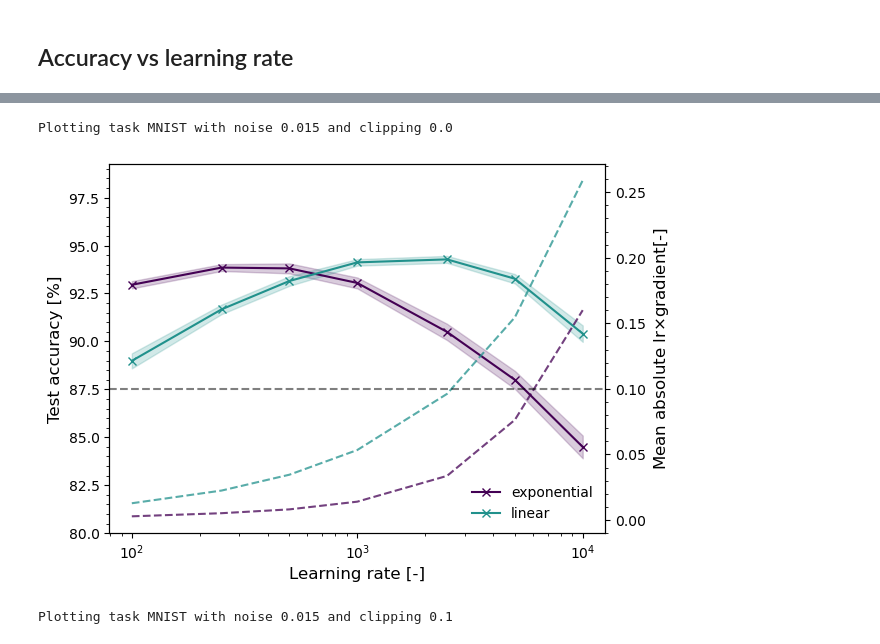
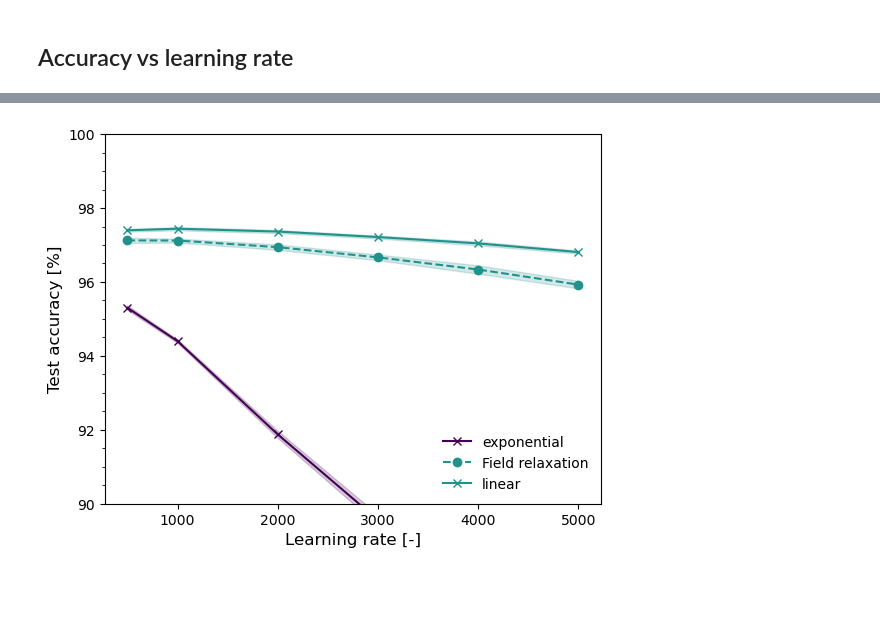
Before and after one commit to kellian-cottart/magnetoionic-simulations, a Jupyter notebook: magnetoionic-figures.ipynb, the cells around one changed output, grey strips where cells are left out. Drawn from its saved outputs; the diff is of its cells as text; code cells hidden in the pictures; blank space fills up the shorter version.

```diff
--- a/magnetoionic-figures.ipynb
+++ b/magnetoionic-figures.ipynb
@@ -50,6 +49,7 @@ fig.savefig(f"{graph_folder}/{name}.svg", bbox_inches='tight')
 # %% [markdown]
 ## Load dataframe from simulation
 # %%
+n_iterations = 10
 # Create a pandas dataframe with columns type, mean, std, learning rate
 df = pd.DataFrame()
 # get all paths
@@ -59,30 +59,35 @@ for path in paths:
         # first dim of the tensor is the iteration
         accuracies = []
         mean_abs_grad = []
+        swap = []
         weights = ""
         for it in range(n_iterations):
+            jfile = path+f"-{it}.json"
             current_folder = os.path.join(SIMULATION_FOLDER, path)
             accuracies.append(torch.load(os.path.join(current_folder, path+f"-{it}-accuracies.pth")))
             mean_abs_grad.append(torch.load(os.path.join(current_folder, path+f"-{it}-gradients.pth")))
+            swap_dict = json.load(open(os.path.join(current_folder, jfile), "r"))
+            swap.append(swap_dict["swap_accuracy"])
             if it == 0:
                 weights = path+f"-{it}-weights.pth"
-                jfile = path+f"-{it}.json"
                 parameters = json.load(open(os.path.join(current_folder, jfile), "r"))
         accuracies = torch.stack(accuracies)
         mean = accuracies.mean(dim=0)[-1].item()*100
         std = accuracies.std(dim=0)[-1].item()*100
         mean_abs_grad = torch.stack(mean_abs_grad).mean(dim=0)[0].item()
+        swap_mean = torch.tensor(swap).mean().item()
+        swap_std = torch.tensor(swap).std().item()
         # print parameters but well formatted
         task = parameters["task"]
         n_devices = parameters["optimizer_parameters"]["field"][0].split("-")[0]
         type_devices = parameters["optimizer_parameters"]["field"][0].split("-")[1]
         learning_rate = float(parameters["optimizer_parameters"]["lr"])
         scale = parameters["optimizer_parameters"]["scale"]
-        noise = parameters["optimizer_parameters"]["noise"]
+        resistor_noise = parameters["resistor_noise"]
+        voltage_noise = parameters["voltage_noise"]
         var = parameters["optimizer_parameters"]["device_variability"]
         clipping = parameters["optimizer_parameters"]["clipping"]
         input_scale = parameters["input_scale"]
-        output_scale = parameters["output_scale"]
         df = df.append({"task": task,
                         "type_devices": type_devices,
                         "n_devices": n_devices,
@@ -91,13 +96,16 @@ for path in paths:
                         "mean": mean,
                         "std": std,
                         "scale": scale,
-                        "noise": noise,
+                        "resistor_noise": resistor_noise,
+                        "voltage_noise": voltage_noise,
                         "mean_abs_grad": mean_abs_grad,
                         "var": var,
                         "clipping": clipping,
                         "input_scale": input_scale,
-                        "output_scale": output_scale}, ignore_index=True)
+                        "swap_mean": swap_mean,
+                        "swap_std": swap_std}, ignore_index=True)
     except Exception as e:
+        print(e)
         pass
 df
 # %% [output]
@@ -123,37 +163,30 @@ df
 # %%
 # for each task, plot the evolution of the accuracy
-for clip in df["clipping"].unique():
-    for task in df["task"].unique():
-        for noise in df["noise"].unique():
-            df_filtered = df[(df["task"] == task) & (df["noise"] == noise) & (df["clipping"] == clip)].sort_values("learning_rate")
-            print(f"Plotting task {task} with noise {noise} and clipping {clip}")
-            fig, ax = plt.subplots()
-            ax2 = ax.twinx()
-            palette = plt.get_cmap('viridis', len(df["type_devices"].unique())+1)
-            for i, (name, group) in enumerate(df_filtered.groupby("type_devices")):
-                ax.plot(group["learning_rate"], group["mean"], label=name, color=palette(i), marker='x')
-                ax.fill_between(group["learning_rate"], group["mean"]-group["std"], group["mean"]+group["std"], alpha=0.2, color=palette(i))
-                ax2.plot(group["learning_rate"], group["mean_abs_grad"], linestyle='--', color=palette(i), alpha=0.75, zorder=-1)
-            # hline for ax2 at 0.1
-            ax2.axhline(0.1, color='black', linestyle='--', alpha=0.5, label="Physically viable")
-            ax2.set_ylabel(r"Mean absolute lr$\times$gradient[-]", fontsize=12)
-            ax.set_xlabel("Learning rate [-]", fontsize=12)
-            ax.set_ylabel("Test accuracy [%]", fontsize=12)
-            ax.legend(loc='lower right', fontsize=10, frameon=False)
-            ax.yaxis.set_minor_locator(AutoMinorLocator())
-            ax2.yaxis.set_minor_locator(AutoMinorLocator())
-            offset = 5
-            minimum = 80 if task == "MNIST" else 80
-            maximum = min(100, df_filtered["mean"].max() + offset)
-            ax.set_ylim([minimum, maximum])
-            ax.set_ylim([minimum, maximum])
-            # log x
-            ax.set_xscale('log')
-            plt.show()
-            # save as pdf and svg
-            name = f"learning-rate-{task}-noise-{noise}-{GRAPHS_ID}"
-            fig.savefig(f"{graph_folder}/{name}.pdf", bbox_inches='tight')
+resistor_noise = 0.
+clipping = 0
+var = 0
+for task in df["task"].unique():
+    df_filtered = df[(df["task"] == task) & (df["resistor_noise"] == resistor_noise) & (df["clipping"] == clipping) & (df["var"] == var)].sort_values("learning_rate")
+    fig, ax = plt.subplots()
+    palette = plt.get_cmap('viridis', len(df["type_devices"].unique())+1)
+    for i, (name, group) in enumerate(df_filtered.groupby("type_devices")):
+        if name == "linear":
+            ax.plot(group["learning_rate"], group["swap_mean"], label="Field relaxation" , color=palette(i), marker='o', linestyle='--')
+            ax.fill_between(group["learning_rate"], group["swap_mean"]-group["swap_std"], group["swap_mean"]+group["swap_std"], alpha=0.2, color=palette(i))
+        ax.plot(group["learning_rate"], group["mean"], label=name, color=palette(i), marker='x')
+        ax.fill_between(group["learning_rate"], group["mean"]-group["std"], group["mean"]+group["std"], alpha=0.2, color=palette(i))
+    ax.set_xlabel("Learning rate [-]", fontsize=12)
+    ax.set_ylabel("Test accuracy [%]", fontsize=12)
+    ax.legend(loc='lower right', fontsize=10, frameon=False)
+    ax.yaxis.set_minor_locator(AutoMinorLocator())
+    offset = 5
+    minimum = 90 if task == "MNIST" else 80
+    maximum = min(100, df_filtered["mean"].max() + offset)
+    ax.set_ylim([minimum, maximum])
+    ax.set_ylim([minimum, maximum])
+    plt.show()
+    # save as pdf and svg
+    name = f"learning-rate-{task}-resistor_noise-{resistor_noise}-var-{var}-{GRAPHS_ID}"
+    fig.savefig(f"{graph_folder}/{name}.pdf", bbox_inches='tight')
 # %% [output]
-Plotting task MNIST with noise 0.015 and clipping 0.0
-[figure, old version]
+[figure, new version]
-Plotting task MNIST with noise 0.015 and clipping 0.1
```
Also changed, not shown: parts of 5 cells of this notebook, 7 other files.
